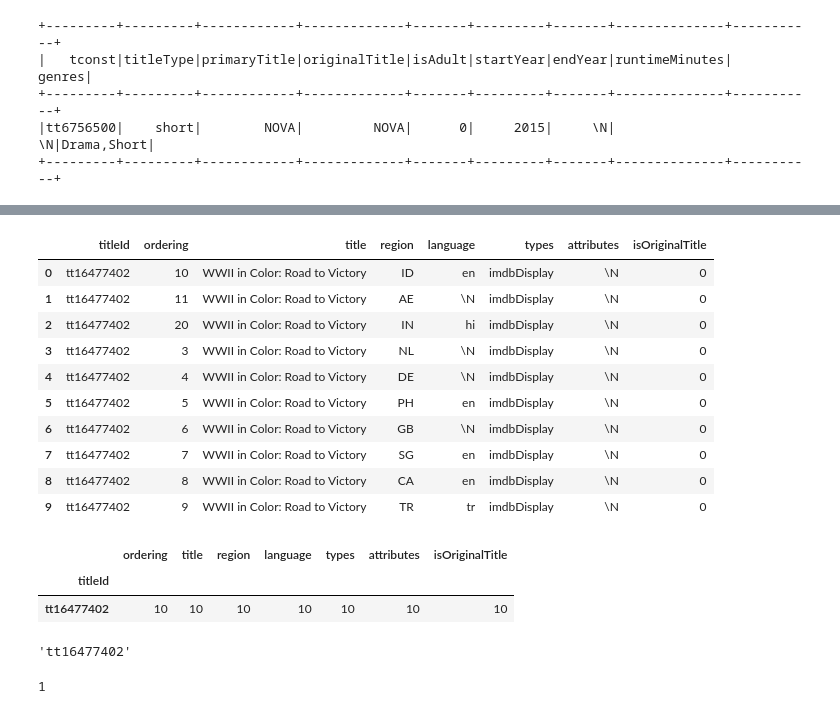
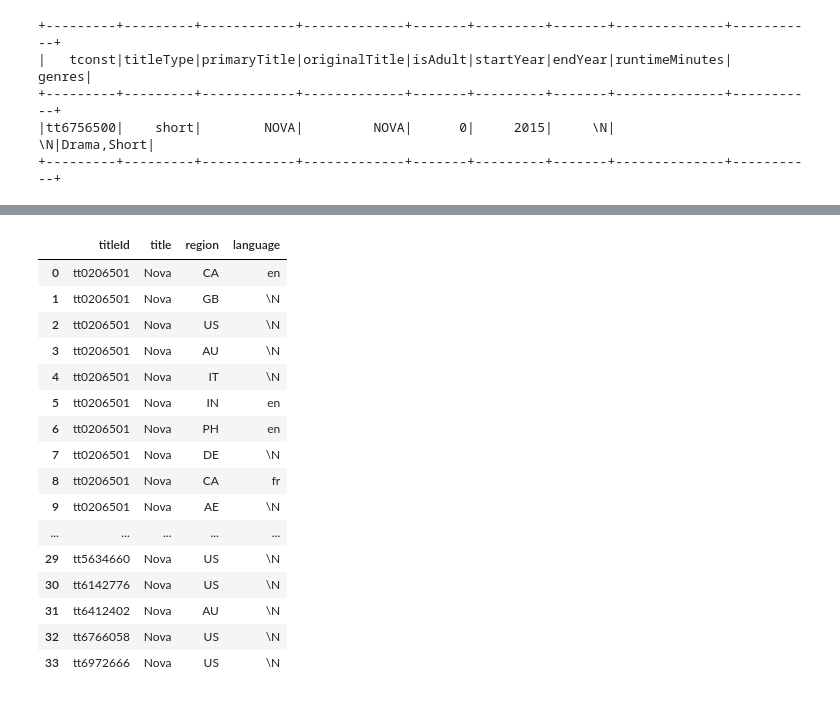
Before and after one commit to vichShir/netflix-analysis, a Jupyter notebook: notebooks/Netflix_Analysis.ipynb, the cells around one changed output, grey strips where cells are left out. Saved outputs shown, nothing was run; the diff lists cells and outputs as text; code cells hidden in the pictures.

```diff
--- a/notebooks/Netflix_Analysis.ipynb
+++ b/notebooks/Netflix_Analysis.ipynb
@@ -30,6 +30,7 @@ import numpy as np
 import re
 
 pd.options.display.max_colwidth = 100
+pd.set_option('display.max_rows', None)
 # %% [markdown]
 # Configura o ambiente de execução do Apache Spark
 # %%
@@ -558,34 +572,26 @@ spark.sql("SELECT * FROM akas_df").show(3)
 +---------+--------+--------------------+------+--------+-----------+-------------+---------------+
 only showing top 3 rows
 # %%
-df = spark.sql("SELECT * FROM akas_df WHERE title LIKE 'WWII in Color: Road to Victory%' AND types = 'imdbDisplay'").toPandas()
+df = spark.sql("SELECT titleId, title, region, language FROM akas_df WHERE title = 'Nova' AND types = 'imdbDisplay'").toPandas()
 df
 # %% [output]
-|  | titleId | ordering | title | region | language | types | attributes | isOriginalTitle |
-| 0 | tt16477402 | 10 | WWII in Color: Road to Victory | ID | en | imdbDisplay | \N | 0 |
-| 1 | tt16477402 | 11 | WWII in Color: Road to Victory | AE | \N | imdbDisplay | \N | 0 |
-| 2 | tt16477402 | 20 | WWII in Color: Road to Victory | IN | hi | imdbDisplay | \N | 0 |
-| 3 | tt16477402 | 3 | WWII in Color: Road to Victory | NL | \N | imdbDisplay | \N | 0 |
-| 4 | tt16477402 | 4 | WWII in Color: Road to Victory | DE | \N | imdbDisplay | \N | 0 |
-| 5 | tt16477402 | 5 | WWII in Color: Road to Victory | PH | en | imdbDisplay | \N | 0 |
-| 6 | tt16477402 | 6 | WWII in Color: Road to Victory | GB | \N | imdbDisplay | \N | 0 |
-| 7 | tt16477402 | 7 | WWII in Color: Road to Victory | SG | en | imdbDisplay | \N | 0 |
-| 8 | tt16477402 | 8 | WWII in Color: Road to Victory | CA | en | imdbDisplay | \N | 0 |
-| 9 | tt16477402 | 9 | WWII in Color: Road to Victory | TR | tr | imdbDisplay | \N | 0 |
+|  | titleId | title | region | language |
+| 0 | tt0206501 | Nova | CA | en |
+| 1 | tt0206501 | Nova | GB | \N |
+| 2 | tt0206501 | Nova | US | \N |
+| 3 | tt0206501 | Nova | AU | \N |
+| 4 | tt0206501 | Nova | IT | \N |
+| 5 | tt0206501 | Nova | IN | en |
+| 6 | tt0206501 | Nova | PH | en |
+| 7 | tt0206501 | Nova | DE | \N |
+| 8 | tt0206501 | Nova | CA | fr |
+| 9 | tt0206501 | Nova | AE | \N |
+| ... | ... | ... | ... | ... |
+| 29 | tt5634660 | Nova | US | \N |
+| 30 | tt6142776 | Nova | US | \N |
+| 31 | tt6412402 | Nova | AU | \N |
+| 32 | tt6766058 | Nova | US | \N |
+| 33 | tt6972666 | Nova | US | \N |
-# %%
-df.groupby('titleId').count()
-# %% [output]
-|  | ordering | title | region | language | types | attributes | isOriginalTitle |
-| titleId |  |  |  |  |  |  |  |
-| tt16477402 | 10 | 10 | 10 | 10 | 10 | 10 | 10 |
-# %%
-df.groupby('titleId').count().index[0]
-# %% [output]
-'tt16477402'
-# %%
-len(df.groupby('titleId'))
-# %% [output]
-1
 # %%
 basics_df.registerTempTable("basics_df")
 # %%
```
Also changed, not shown: parts of 22 cells of this notebook, 1 other file.
